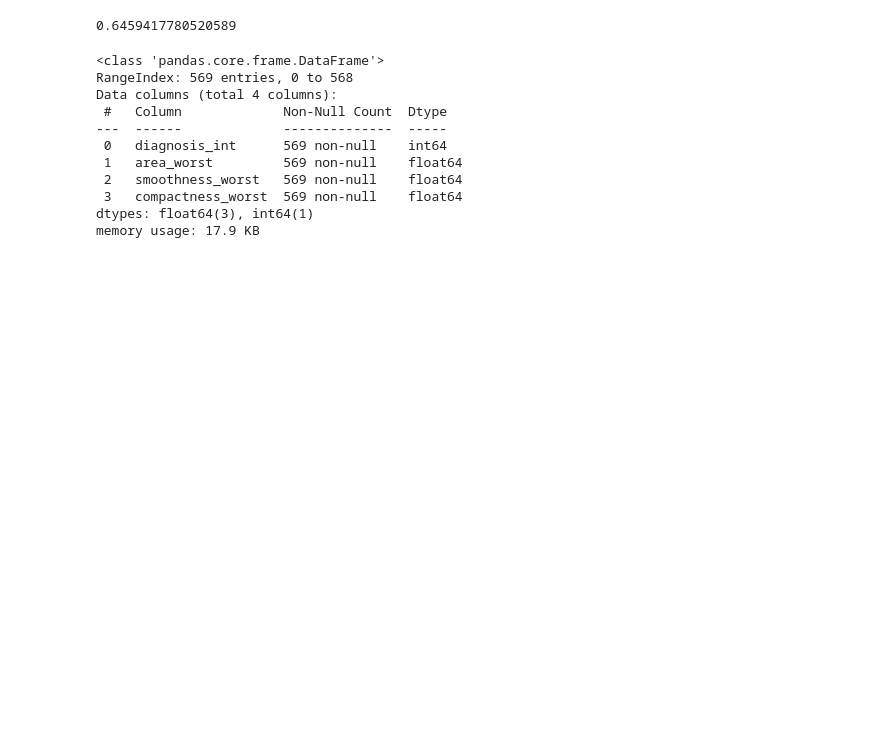
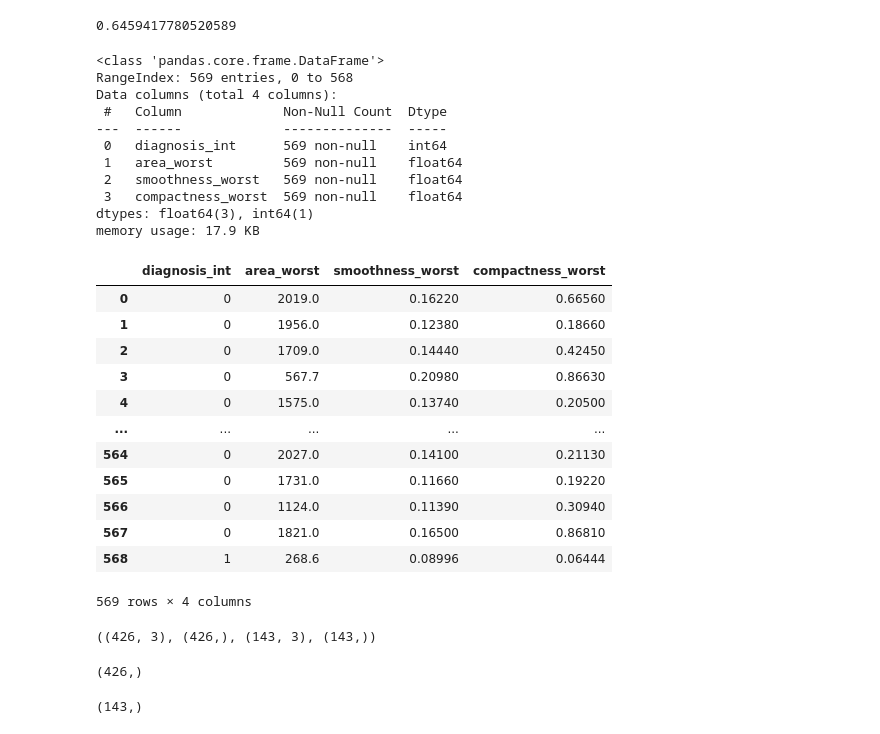
Before and after one commit to BongWonHee/study_Ais, a Jupyter notebook: codes/MLs/Classifications/BreastCancerWisconsin_quest.ipynb, the cells around one changed output. Cells and saved outputs as stored; diff of their text form; code cells hidden in the pictures; blank space fills up the shorter version.

```diff
--- a/codes/MLs/Classifications/BreastCancerWisconsin_quest.ipynb
+++ b/codes/MLs/Classifications/BreastCancerWisconsin_quest.ipynb
@@ -158,3 +158,19 @@ Data columns (total 4 columns):
  3   compactness_worst  569 non-null    float64
 dtypes: float64(3), int64(1)
 memory usage: 17.9 KB
+# %%
+df_BCW_contract
+# %% [output]
+|  | diagnosis_int | area_worst | smoothness_worst | compactness_worst |
+| 0 | 0 | 2019.0 | 0.16220 | 0.66560 |
+| 1 | 0 | 1956.0 | 0.12380 | 0.18660 |
+| 2 | 0 | 1709.0 | 0.14440 | 0.42450 |
+| 3 | 0 | 567.7 | 0.20980 | 0.86630 |
+| 4 | 0 | 1575.0 | 0.13740 | 0.20500 |
+| ... | ... | ... | ... | ... |
+| 564 | 0 | 2027.0 | 0.14100 | 0.21130 |
+| 565 | 0 | 1731.0 | 0.11660 | 0.19220 |
+| 566 | 0 | 1124.0 | 0.11390 | 0.30940 |
+| 567 | 0 | 1821.0 | 0.16500 | 0.86810 |
+| 568 | 1 | 268.6 | 0.08996 | 0.06444 |
+569 rows × 4 columns
@@ -160,0 +181,15 @@ memory usage: 17.9 KB
+# %%
+features_train, features_test, target_train, target_test = train_test_split(features, target, random_state=111)
+features_train.shape, target_train.shape, features_test.shape, target_test.shape
+# %% [output]
+((426, 3), (426,), (143, 3), (143,))
+# %%
+target_train_predict = model.predict(features_train)
+target_train_predict.shape # target_train.shape 동일
+# %% [output]
+(426,)
+# %%
+target_test_predict = model.predict(features_test)
+target_test_predict.shape # target_test.shape 동일
+# %% [output]
+(143,)
```
Also changed, not shown: parts of 7 cells of this notebook, 4 other files.
